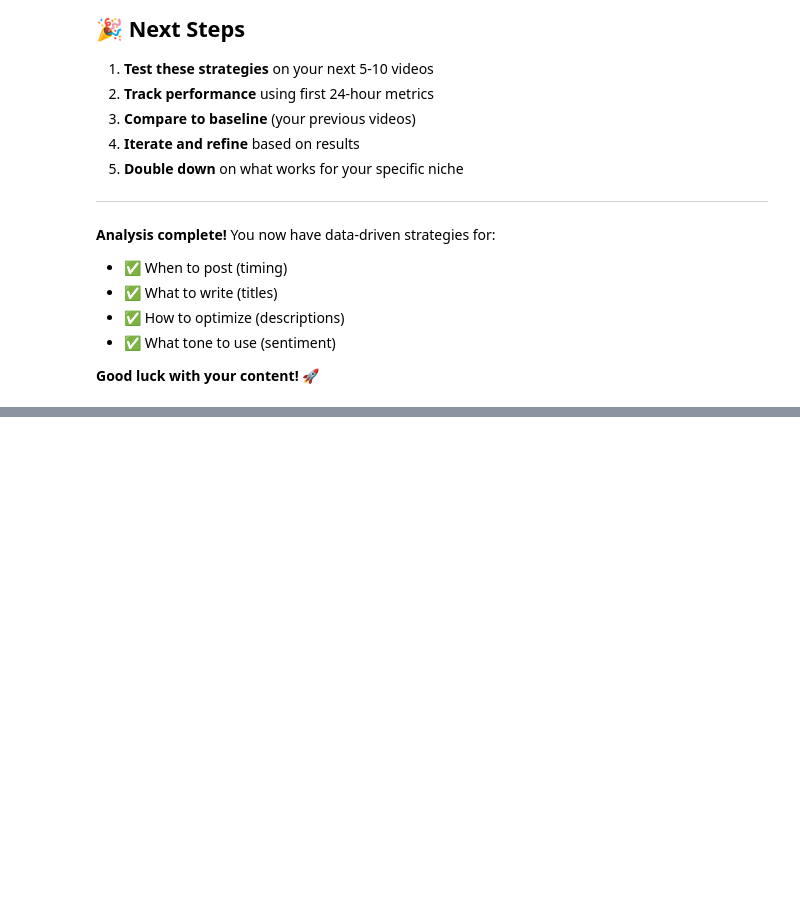
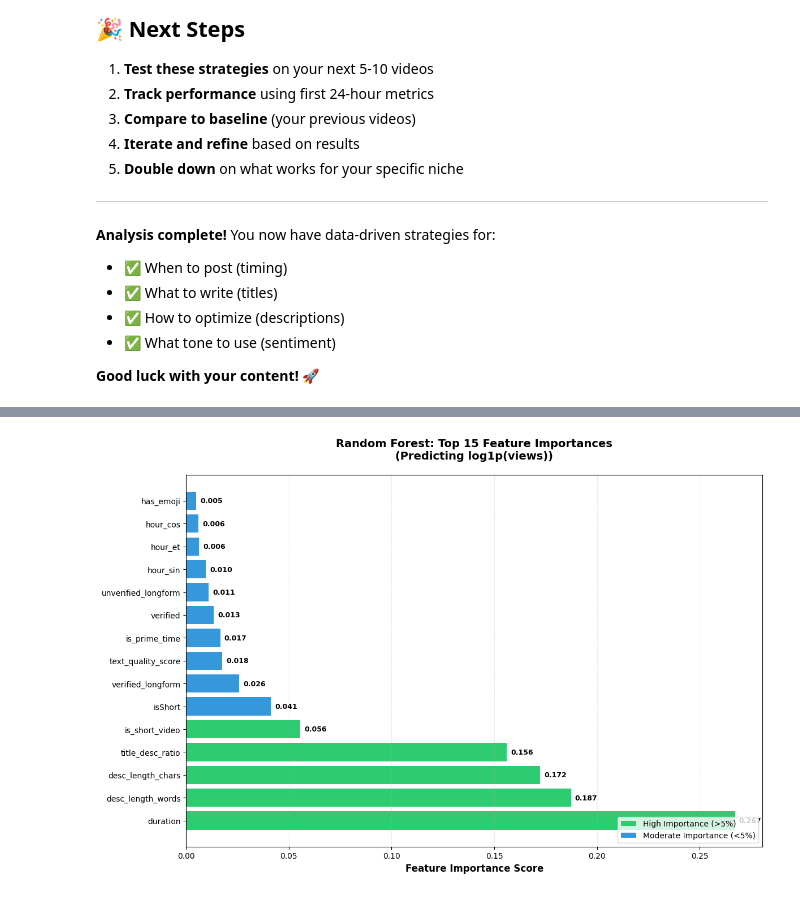
Before and after one commit to Dadaranger/YouTube-Analysis-Project, a Jupyter notebook: research.ipynb, the cells around one changed output, grey strips where cells are left out. Saved outputs shown, nothing was run; the diff lists cells and outputs as text; code cells hidden in the pictures; blank space fills up the shorter version.

```diff
--- a/research.ipynb
+++ b/research.ipynb
@@ -3660,0 +4524,85 @@ For comprehensive documentation, see:
+# %%
+# STEP 4.5 — Feature Importance Analysis
+
+print("="*70)
+print("STEP 4.5 — FEATURE IMPORTANCE ANALYSIS")
+print("="*70)
+
+# Extract feature importances
+feature_importance = pd.DataFrame({
+    'feature': feature_cols,
+    'importance': rf_model.feature_importances_
+}).sort_values('importance', ascending=False)
+
+print("\n🔝 Top 15 Most Important Features:")
+print("=" * 70)
+for idx, row in feature_importance.head(15).iterrows():
+    print(f"{row['feature']:30s} {row['importance']:.4f} {'█' * int(row['importance']*200)}")
+
+print(f"\n💡 Top 5 features account for {feature_importance.head(5)['importance'].sum():.1%} of total importance")
+
+# Visualize top features
+fig, ax = plt.subplots(figsize=(12, 8))
+
+top_n = 15
+top_features = feature_importance.head(top_n)
+
+colors = ['#2ecc71' if imp > 0.05 else '#3498db' for imp in top_features['importance']]
+
+bars = ax.barh(range(top_n), top_features['importance'], color=colors)
+ax.set_yticks(range(top_n))
+ax.set_yticklabels(top_features['feature'])
+ax.set_xlabel('Feature Importance Score', fontsize=12, fontweight='bold')
+ax.set_title('Random Forest: Top 15 Feature Importances\n(Predicting log1p(views))',
+             fontsize=14, fontweight='bold', pad=20)
+ax.grid(axis='x', alpha=0.3, linestyle='--')
+
+# Add value labels
+for i, (idx, row) in enumerate(top_features.iterrows()):
+    ax.text(row['importance'] + 0.002, i, f"{row['importance']:.3f}",
+            va='center', fontsize=9, fontweight='bold')
+
+# Add legend
+from matplotlib.patches import Patch
+legend_elements = [
+    Patch(facecolor='#2ecc71', label='High Importance (>5%)'),
+    Patch(facecolor='#3498db', label='Moderate Importance (<5%)')
+]
+ax.legend(handles=legend_elements, loc='lower right', fontsize=10)
+
+plt.tight_layout()
+plt.savefig('./out_step3_5/rf_feature_importance.png', dpi=300, bbox_inches='tight')
+plt.show()
+
+print("\n✓ Visualization saved to: ./out_step3_5/rf_feature_importance.png")
+
+# Compare with correlation analysis (Step 3)
+print("\n" + "="*70)
+print("COMPARISON WITH CORRELATION ANALYSIS (from Step 3.5)")
+print("="*70)
+
+print("\n📊 Expected Top Features (from correlation):")
+print("  1. desc_length_chars (+0.72 correlation)")
+print("  2. desc_length_words (+0.57 correlation)")
+print("  3. Numbers in title (+0.08 correlation)")
+
+print("\n🤖 Random Forest Top Features:")
+for idx, row in feature_importance.head(5).iterrows():
+    print(f"  {idx+1}. {row['feature']} ({row['importance']:.4f} importance)")
+
+print("\n💡 Interpretation:")
+if 'desc_length_chars' in feature_importance.head(5)['feature'].values or 'desc_length_words' in feature_importance.head(5)['feature'].values:
+    print("  ✅ Description length IS in top 5 - validates correlation analysis!")
+else:
+    print("  ⚠️  Description length not in top 5 - model found other patterns")
+
+if 'duration' in feature_importance.head(5)['feature'].values:
+    print("  ℹ️  Duration is highly important - makes sense (Shorts vs Long-form split)")
+
+if any(col in feature_importance.head(5)['feature'].values for col in ['is_weekend', 'is_prime_time', 'hour_et']):
+    print("  ✅ Temporal features matter - validates Step 2 timing recommendations!")
+
+print("\n" + "="*70)
+print("FEATURE IMPORTANCE ANALYSIS COMPLETE")
+print("="*70)
+# %% [output]
@@ -3660,0 +4626 @@ For comprehensive documentation, see:
+[figure, added]
```
Also changed, not shown: parts of 18 cells of this notebook, 3 other files.
